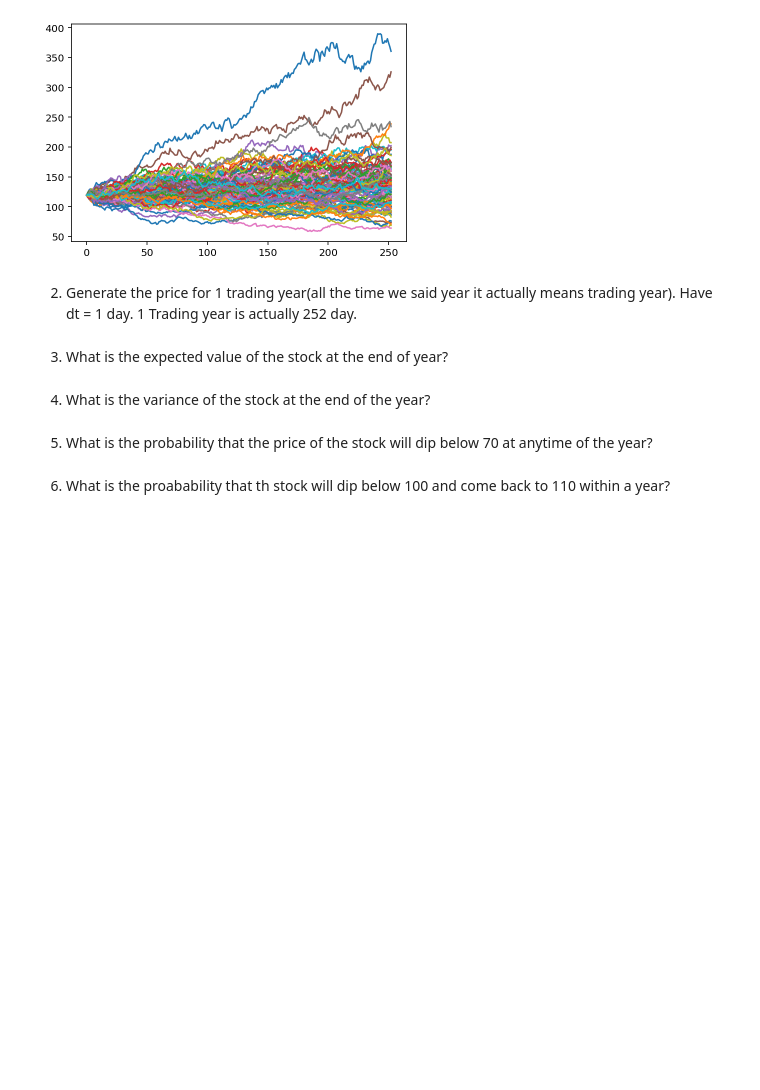
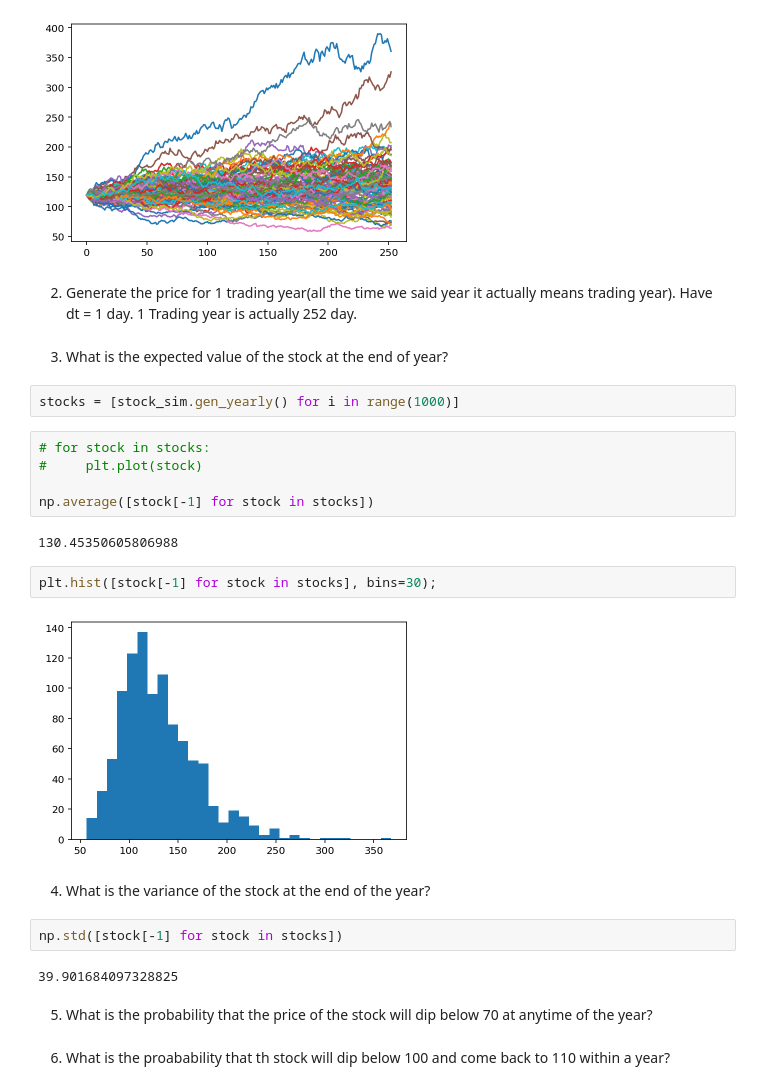
Before and after one commit to MUIC-Numerical-Methods-2018/Exercise-6, a Jupyter notebook: Monte Carlo.ipynb, the cells around one changed output. Saved outputs shown, nothing was run; the diff lists cells and outputs as text; blank space fills up the shorter version.

```diff
--- a/Monte Carlo.ipynb
+++ b/Monte Carlo.ipynb
@@ -368,8 +368,25 @@ for i in range(100):
 2) Generate the price for 1 trading year(all the time we said year it actually means trading year). Have dt = 1 day. 1 Trading year is actually 252 day.
 # %% [markdown]
 3) What is the expected value of the stock at the end of year?
+# %%
+stocks = [stock_sim.gen_yearly() for i in range(1000)]
+# %%
+# for stock in stocks:
+#     plt.plot(stock)
+
+np.average([stock[-1] for stock in stocks])
+# %% [output]
+130.45350605806988
+# %%
+plt.hist([stock[-1] for stock in stocks], bins=30);
+# %% [output]
+[figure, added]
 # %% [markdown]
 4) What is the variance of the stock at the end of the year?
+# %%
+np.std([stock[-1] for stock in stocks])
+# %% [output]
+39.901684097328825
 # %% [markdown]
 5) What is the probability that the price of the stock will dip below 70 at anytime of the year?
 # %% [markdown]
```
